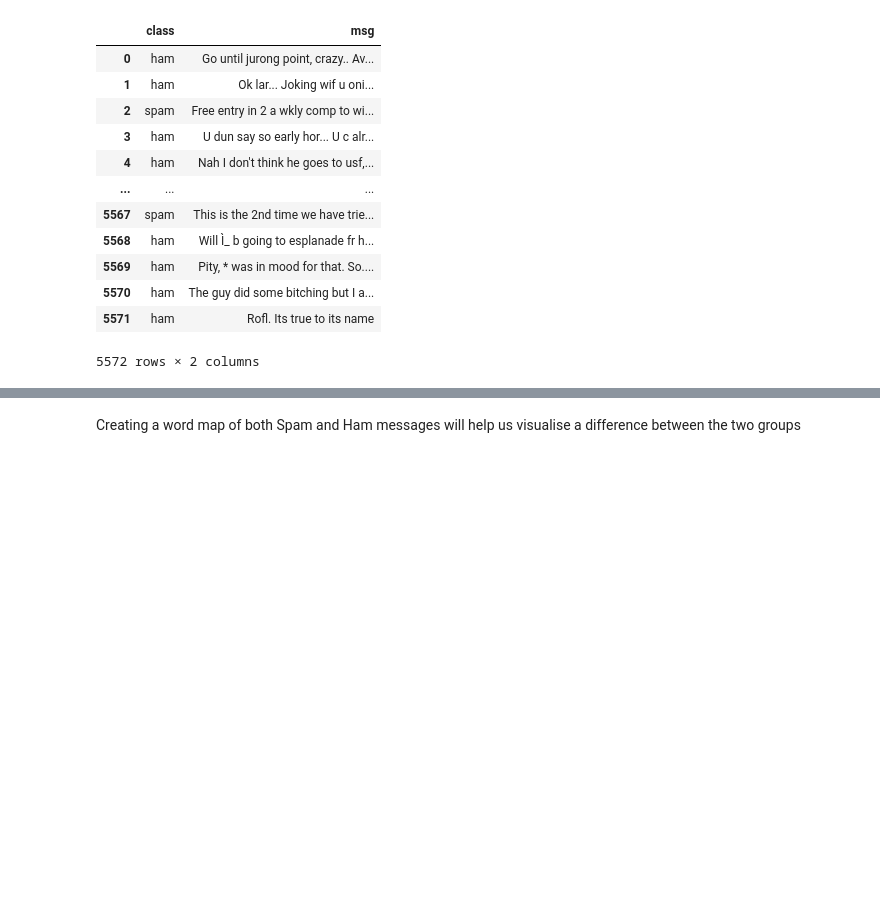
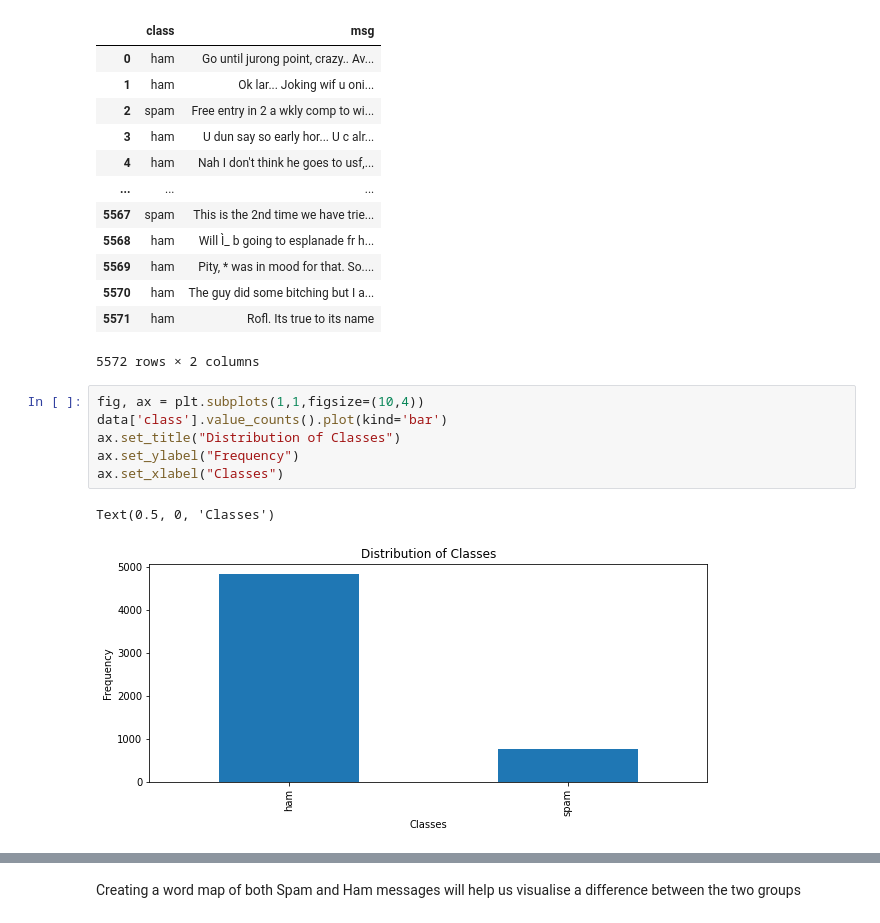
Before and after one commit to Piercson/Spam-Detection, a Jupyter notebook: spam_detection.ipynb, the cells around one changed output, grey strips where cells are left out. Saved outputs shown, nothing was run; the diff lists cells and outputs as text; blank space fills up the shorter version.

```diff
--- a/spam_detection.ipynb
+++ b/spam_detection.ipynb
@@ -64,3 +64,12 @@ data
 | 5570 | ham | The guy did some bitching but I a... |
 | 5571 | ham | Rofl. Its true to its name |
 5572 rows × 2 columns
+# %%
+fig, ax = plt.subplots(1,1,figsize=(10,4))
+data['class'].value_counts().plot(kind='bar')
+ax.set_title("Distribution of Classes")
+ax.set_ylabel("Frequency")
+ax.set_xlabel("Classes")
+# %% [output]
+Text(0.5, 0, 'Classes')
+[figure, added]
```
Also changed, not shown: parts of 24 cells of this notebook, 3 other files.
